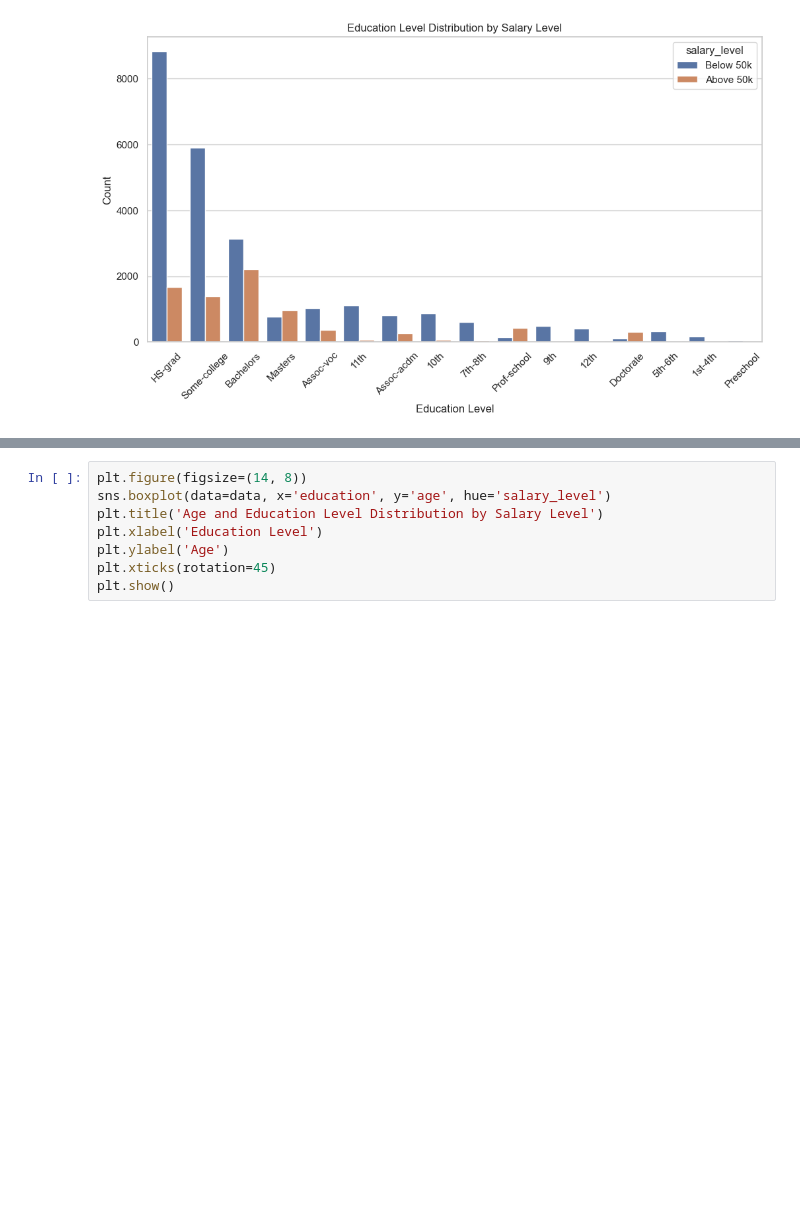
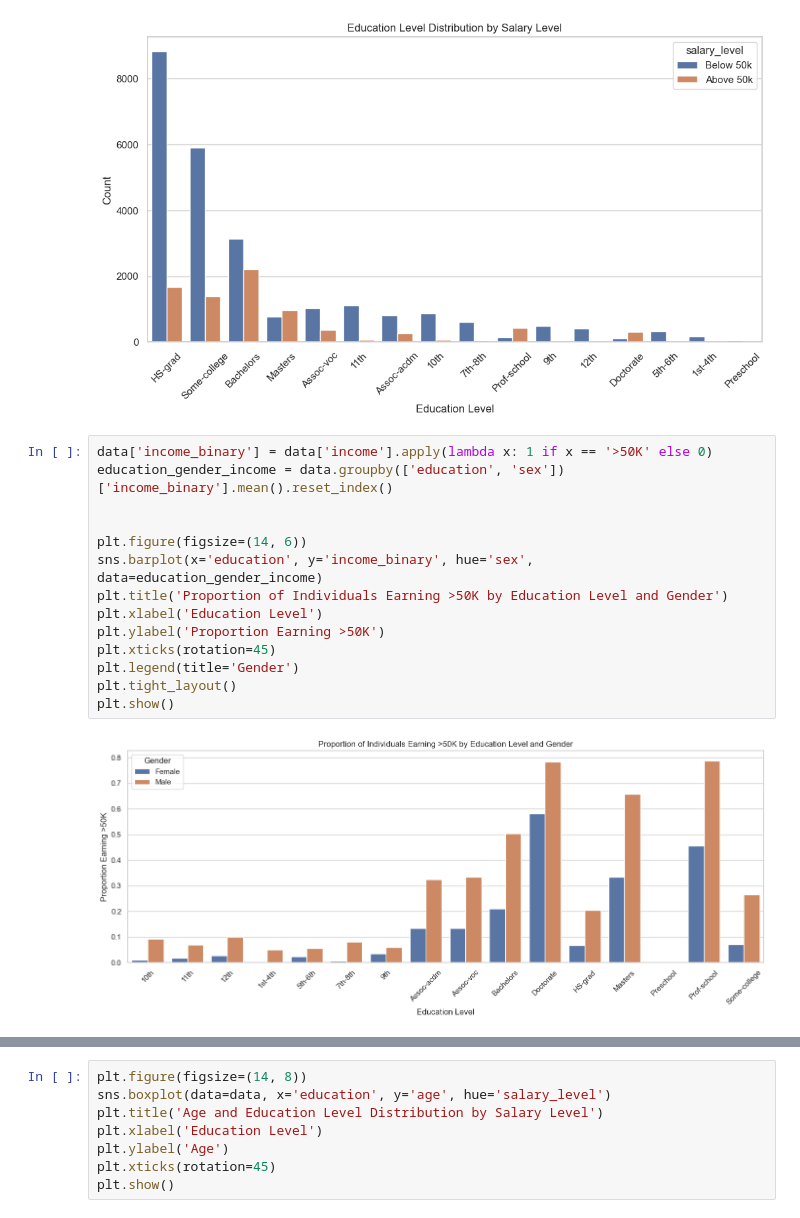
Before and after one commit to ben-gunnels/CSE-578-Customer-Marketing-Analysis, a Jupyter notebook: age_gender_occ.ipynb, the cells around one changed output, grey strips where cells are left out. Saved outputs shown, nothing was run; the diff lists cells and outputs as text; blank space fills up the shorter version.

Commit message:
adding prop chart for gender and education making over 50K

```diff
--- a/age_gender_occ.ipynb
+++ b/age_gender_occ.ipynb
@@ -64,3 +71,19 @@ plt.ylabel('Count')
 plt.show()
 # %% [output]
 [figure]
+# %%
+data['income_binary'] = data['income'].apply(lambda x: 1 if x == '>50K' else 0)
+education_gender_income = data.groupby(['education', 'sex'])['income_binary'].mean().reset_index()
+
+
+plt.figure(figsize=(14, 6))
+sns.barplot(x='education', y='income_binary', hue='sex', data=education_gender_income)
+plt.title('Proportion of Individuals Earning >50K by Education Level and Gender')
+plt.xlabel('Education Level')
+plt.ylabel('Proportion Earning >50K')
+plt.xticks(rotation=45)
+plt.legend(title='Gender')
+plt.tight_layout()
+plt.show()
+# %% [output]
+[figure, added]
```
Also changed, not shown: parts of 5 cells of this notebook.
